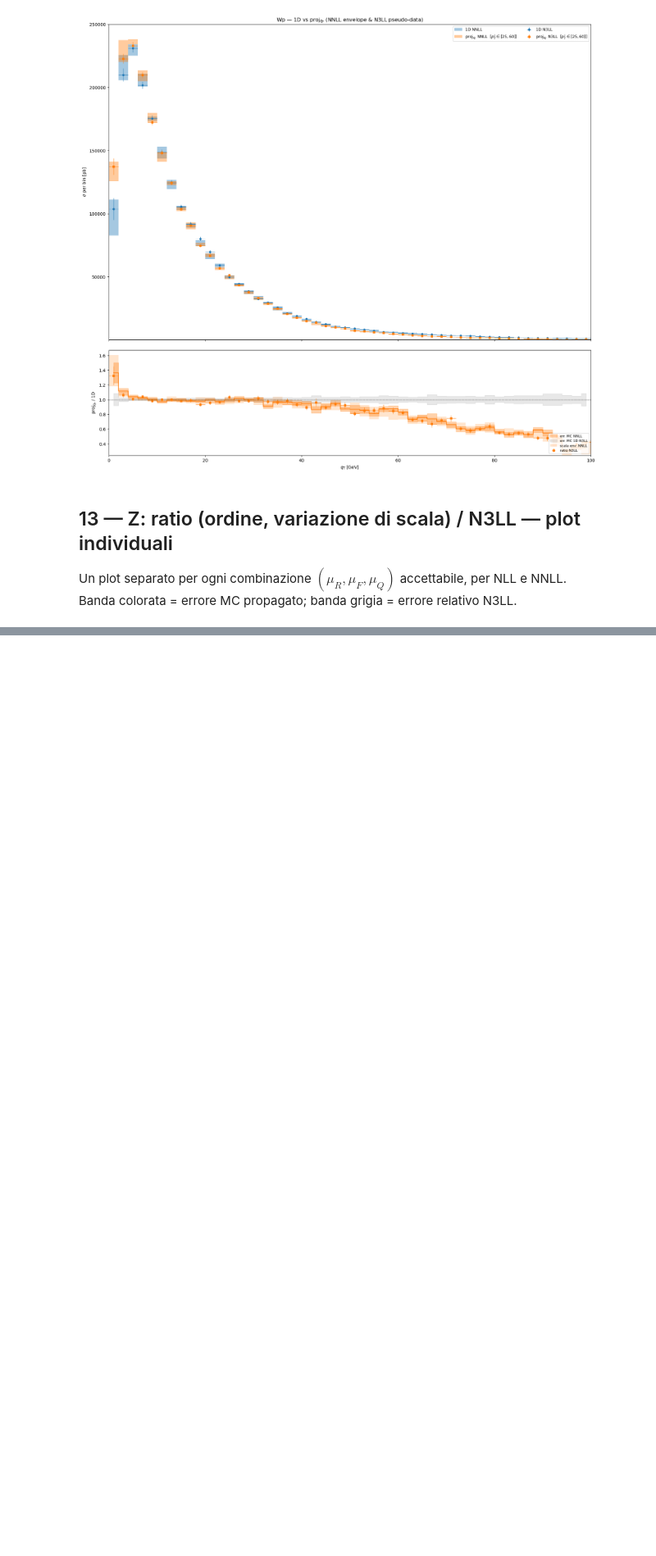
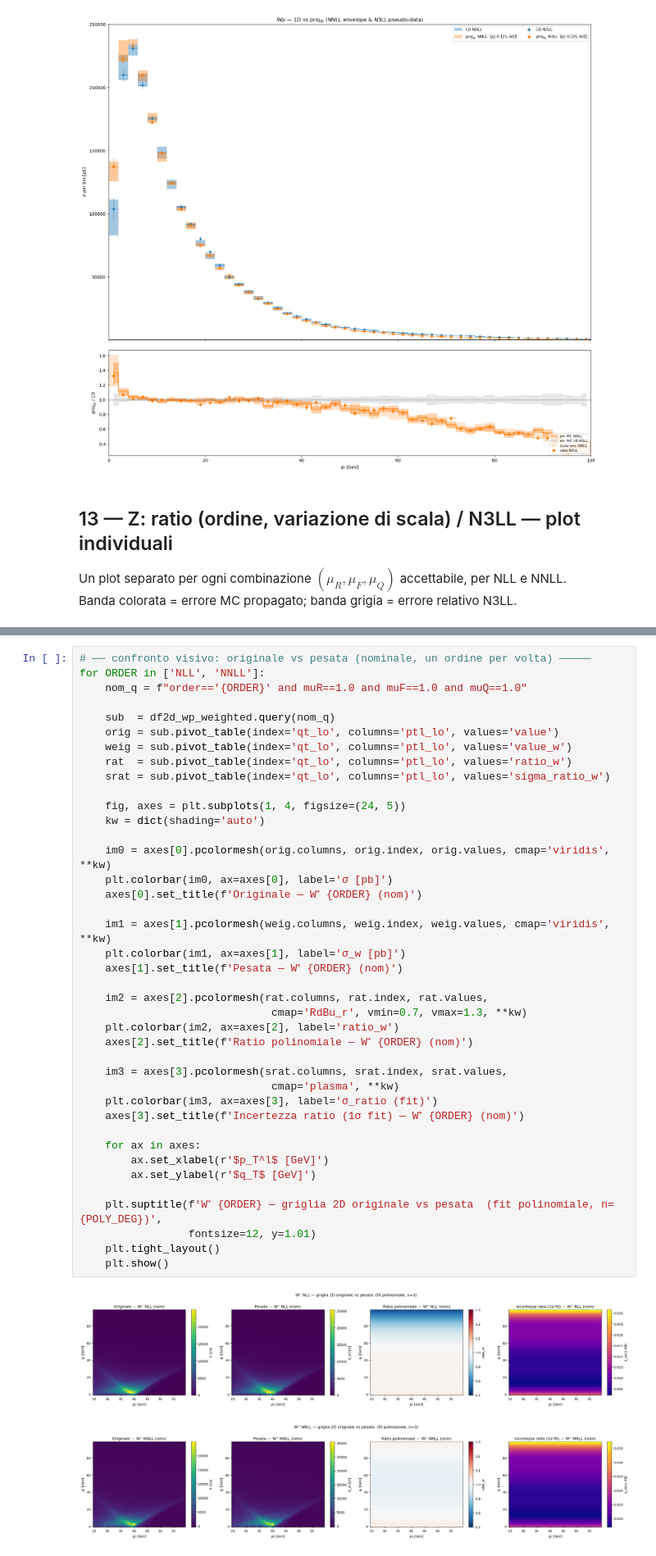
Before and after one commit to acmbulla/DYTurbo-results, a Jupyter notebook: analisi_dyturbo.ipynb, the cells around one changed output, grey strips where cells are left out. Shown at 82% size. Saved outputs shown, nothing was run; the diff lists cells and outputs as text; blank space fills up the shorter version.

Commit message:
weight W+

```diff
--- a/analisi_dyturbo.ipynb
+++ b/analisi_dyturbo.ipynb
@@ -782,0 +974,43 @@ for ORDER, color in [('NLL', 'C0'), ('NNLL', 'C1')]:
+# %%
+# ── confronto visivo: originale vs pesata (nominale, un ordine per volta) ─────
+for ORDER in ['NLL', 'NNLL']:
+    nom_q = f"order=='{ORDER}' and muR==1.0 and muF==1.0 and muQ==1.0"
+
+    sub  = df2d_wp_weighted.query(nom_q)
+    orig = sub.pivot_table(index='qt_lo', columns='ptl_lo', values='value')
+    weig = sub.pivot_table(index='qt_lo', columns='ptl_lo', values='value_w')
+    rat  = sub.pivot_table(index='qt_lo', columns='ptl_lo', values='ratio_w')
+    srat = sub.pivot_table(index='qt_lo', columns='ptl_lo', values='sigma_ratio_w')
+
+    fig, axes = plt.subplots(1, 4, figsize=(24, 5))
+    kw = dict(shading='auto')
+
+    im0 = axes[0].pcolormesh(orig.columns, orig.index, orig.values, cmap='viridis', **kw)
+    plt.colorbar(im0, ax=axes[0], label='σ [pb]')
+    axes[0].set_title(f'Originale — W⁺ {ORDER} (nom)')
+
+    im1 = axes[1].pcolormesh(weig.columns, weig.index, weig.values, cmap='viridis', **kw)
+    plt.colorbar(im1, ax=axes[1], label='σ_w [pb]')
+    axes[1].set_title(f'Pesata — W⁺ {ORDER} (nom)')
+
+    im2 = axes[2].pcolormesh(rat.columns, rat.index, rat.values,
+                              cmap='RdBu_r', vmin=0.7, vmax=1.3, **kw)
+    plt.colorbar(im2, ax=axes[2], label='ratio_w')
+    axes[2].set_title(f'Ratio polinomiale — W⁺ {ORDER} (nom)')
+
+    im3 = axes[3].pcolormesh(srat.columns, srat.index, srat.values,
+                              cmap='plasma', **kw)
+    plt.colorbar(im3, ax=axes[3], label='σ_ratio (fit)')
+    axes[3].set_title(f'Incertezza ratio (1σ fit) — W⁺ {ORDER} (nom)')
+
+    for ax in axes:
+        ax.set_xlabel(r'$p_T^l$ [GeV]')
+        ax.set_ylabel(r'$q_T$ [GeV]')
+
+    plt.suptitle(f'W⁺ {ORDER} — griglia 2D originale vs pesata  (fit polinomiale, n={POLY_DEG})',
+                 fontsize=12, y=1.01)
+    plt.tight_layout()
+    plt.show()
+# %% [output]
+[figure, added]
+[figure, added]
```
Also changed, not shown: parts of 7 cells of this notebook.
